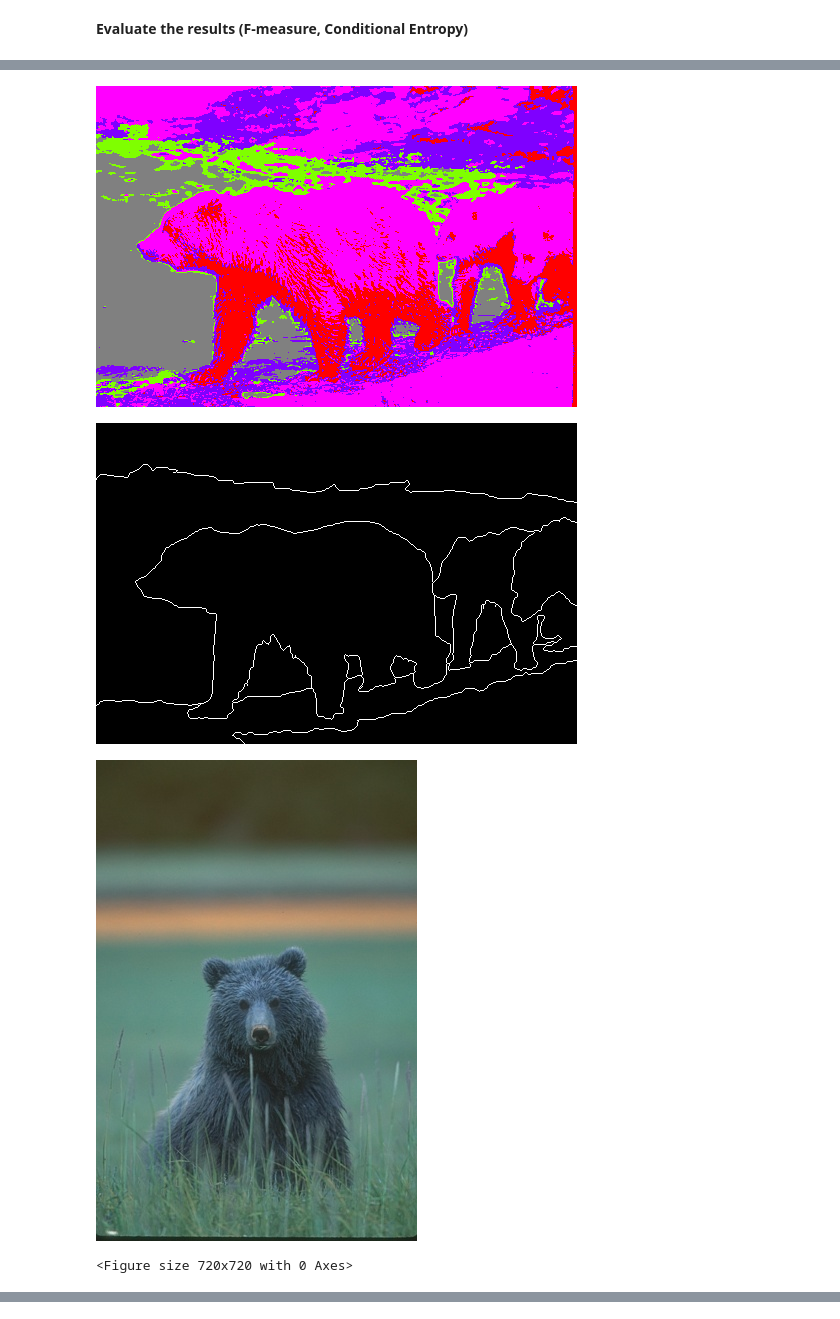
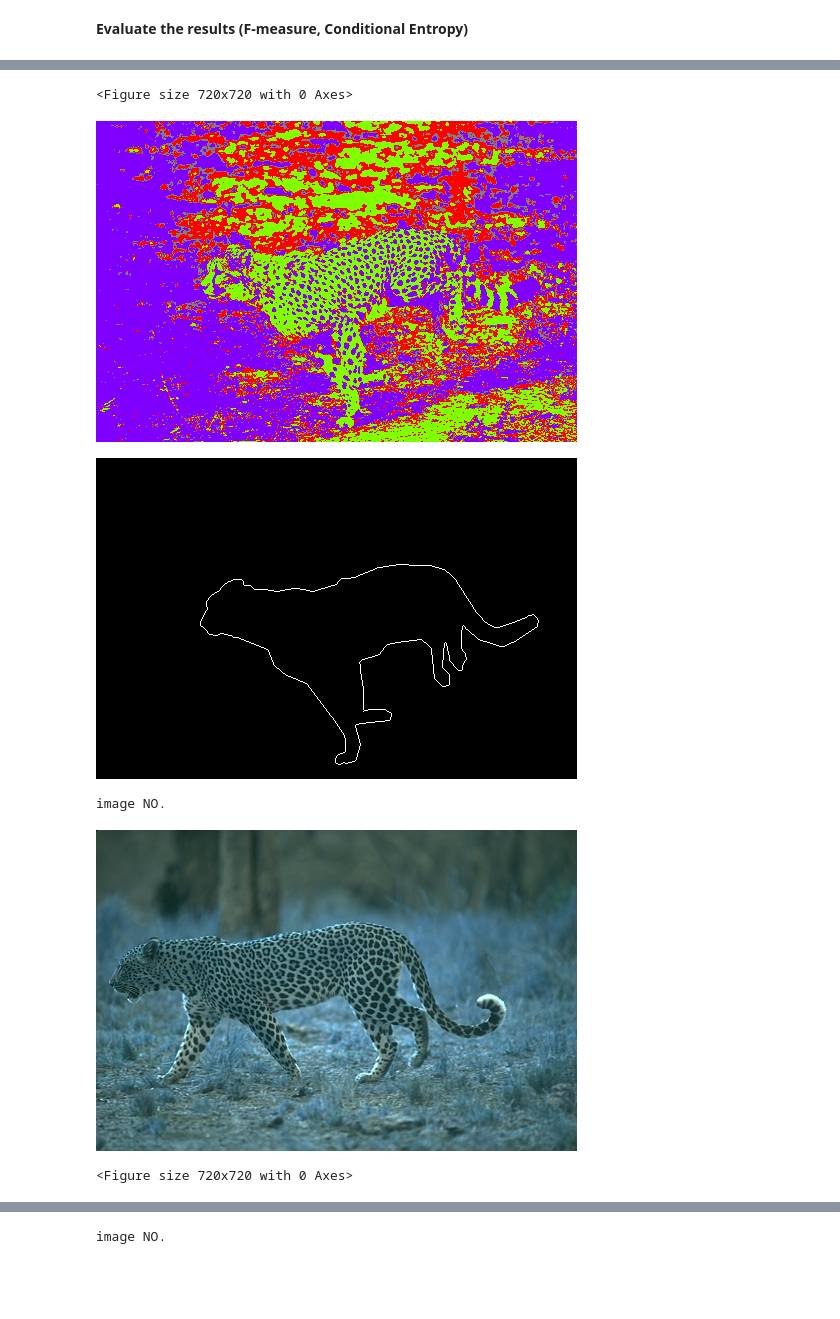
Before and after one commit to osamasherif22/Image-Segmentation, a Jupyter notebook: PR_Ass_2_Image_Segmentation_.ipynb, the cells around one changed output, grey strips where cells are left out. Saved outputs shown, nothing was run; the diff lists cells and outputs as text; code cells hidden in the pictures; blank space fills up the shorter version.

```diff
--- a/PR_Ass_2_Image_Segmentation_.ipynb
+++ b/PR_Ass_2_Image_Segmentation_.ipynb
@@ -386,7 +386,7 @@ print("####### Conditional entropy score = ",entropy)
 # %%
 for i in range(5):
-  print(image NO.)
-
+  print("image NO.")
+  i = i +25
   #The original image
   display_img(train_imgs_origin[i],train_imgs_origin[i])
 
@@ -402,4 +402,6 @@ for i in range(5):
+<Figure size 720x720 with 0 Axes>
-[figure, old version]
+[figure, new version]
-[figure, old version]
+[figure, new version]
+image NO.
-[figure, old version]
+[figure, new version]
-<Figure size 720x720 with 0 Axes>
+<Figure size 720x720 with 0 Axes>
@@ -407,0 +410 @@ for i in range(5):
+image NO.
```
Also changed, not shown: parts of 2 cells of this notebook.
